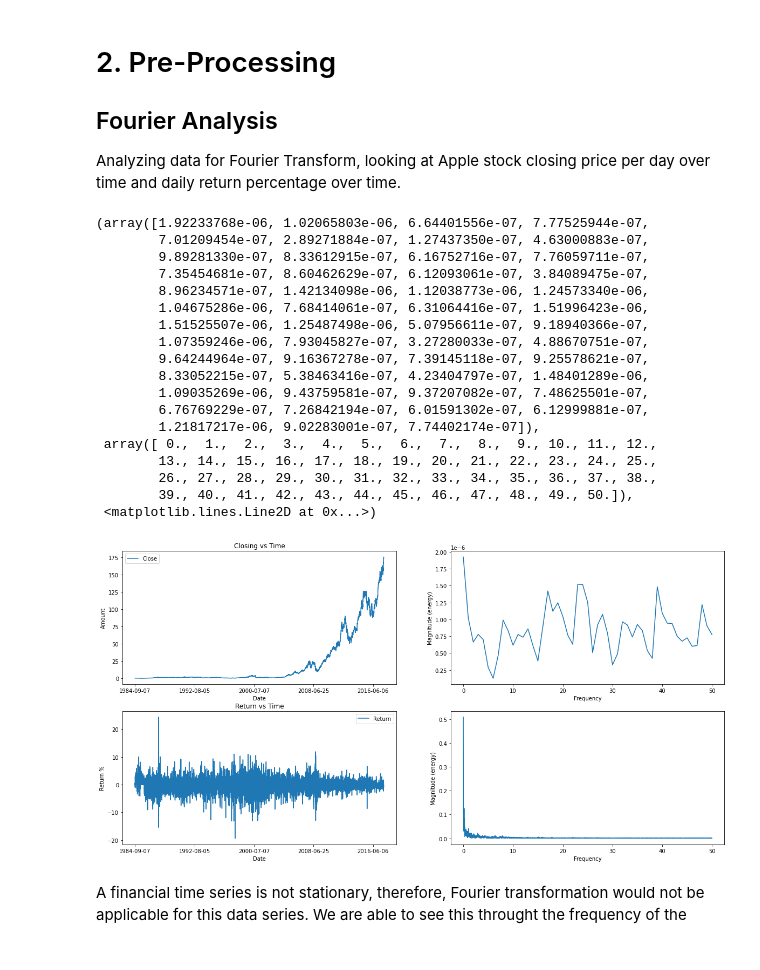
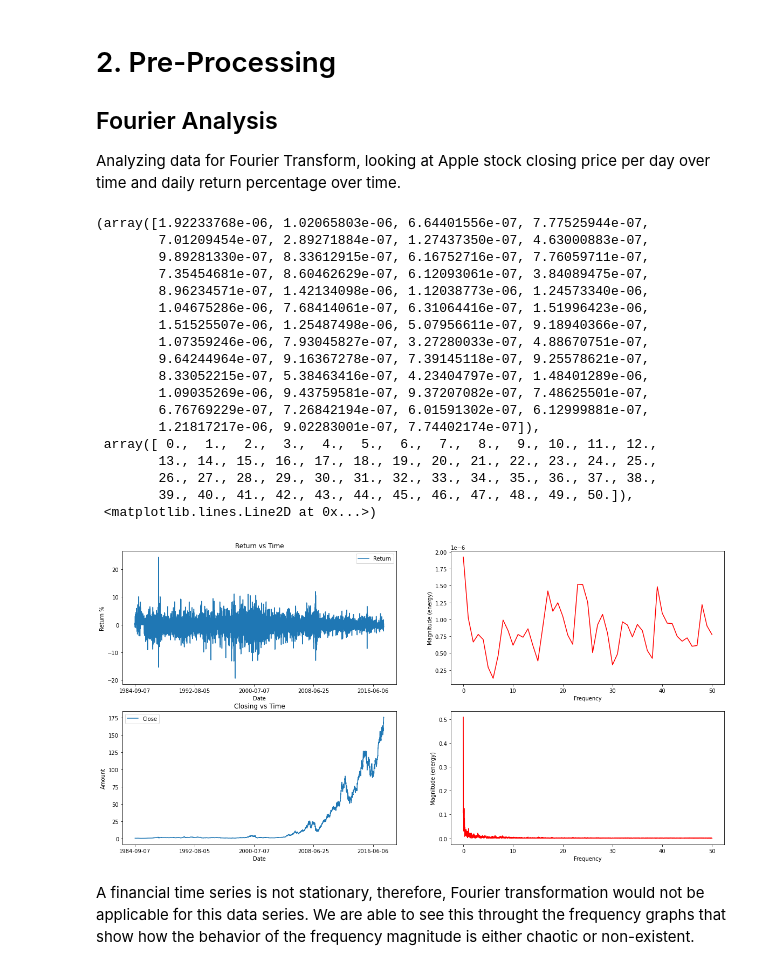
Before and after one commit to abdelrahim-hentabli/CS235Project, a Jupyter notebook: FourierTransform.ipynb, the cells around one changed output. Drawn from its saved outputs; the diff is of its cells as text; code cells hidden in the pictures.

Commit message:
frequency domain graph update

```diff
--- a/FourierTransform.ipynb
+++ b/FourierTransform.ipynb
@@ -77,38 +77,38 @@ Analyzing data for Fourier Transform, looking at Apple stock closing price per d
 figure, axes = plt.subplots(2, 2,figsize=(20,10))
 
 
-apple.plot.line('Date', 'Close', title="Closing vs Time", ylabel ='Amount',ax=axes[0,0])
+apple.plot.line('Date', 'Close', title="Closing vs Time", ylabel ='Amount',ax=axes[1,0])
 
 # plt.subplot(2,2,2)
 # assigning time values of the signal
 signalAmplitude = np.sin(apple.Close)
 # plotting the magnitude spectrum of the signal
-pd1 = plt.magnitude_spectrum(signalAmplitude,Fs=100)
+pd1 = plt.magnitude_spectrum(signalAmplitude,Fs=100, color='red')
 
-apple.plot.line('Date','Return', title="Return vs Time", ylabel='Return %',ax=axes[1,0])
+apple.plot.line('Date','Return', title="Return vs Time", ylabel='Return %',ax=axes[0,0])
 
 plt.subplot(2,2,2)
 signalAmplitude = np.sin(apple.Return)
-plt.magnitude_spectrum(signalAmplitude,Fs=100,pad_to=100)
+plt.magnitude_spectrum(signalAmplitude,Fs=100,pad_to=100, color='red')
 # %% [output]
 (array([1.92233768e-06, 1.02065803e-06, 6.64401556e-07, 7.77525944e-07,
         7.01209454e-07, 2.89271884e-07, 1.27437350e-07, 4.63000883e-07,
         9.89281330e-07, 8.33612915e-07, 6.16752716e-07, 7.76059711e-07,
         7.35454681e-07, 8.60462629e-07, 6.12093061e-07, 3.84089475e-07,
         8.96234571e-07, 1.42134098e-06, 1.12038773e-06, 1.24573340e-06,
         1.04675286e-06, 7.68414061e-07, 6.31064416e-07, 1.51996423e-06,
         1.51525507e-06, 1.25487498e-06, 5.07956611e-07, 9.18940366e-07,
         1.07359246e-06, 7.93045827e-07, 3.27280033e-07, 4.88670751e-07,
         9.64244964e-07, 9.16367278e-07, 7.39145118e-07, 9.25578621e-07,
         8.33052215e-07, 5.38463416e-07, 4.23404797e-07, 1.48401289e-06,
         1.09035269e-06, 9.43759581e-07, 9.37207082e-07, 7.48625501e-07,
         6.76769229e-07, 7.26842194e-07, 6.01591302e-07, 6.12999881e-07,
         1.21817217e-06, 9.02283001e-07, 7.74402174e-07]),
  array([ 0.,  1.,  2.,  3.,  4.,  5.,  6.,  7.,  8.,  9., 10., 11., 12.,
         13., 14., 15., 16., 17., 18., 19., 20., 21., 22., 23., 24., 25.,
         26., 27., 28., 29., 30., 31., 32., 33., 34., 35., 36., 37., 38.,
         39., 40., 41., 42., 43., 44., 45., 46., 47., 48., 49., 50.]),
  <matplotlib.lines.Line2D at 0x...>)
-[figure, old version]
+[figure, new version]
 # %% [markdown]
-A financial time series is not stationary, therefore, Fourier transformation would not be applicable for this data series. We are able to see this throught the frequency of the
+A financial time series is not stationary, therefore, Fourier transformation would not be applicable for this data series. We are able to see this throught the frequency graphs that show how the behavior of the frequency magnitude is either chaotic or non-existent.
```
